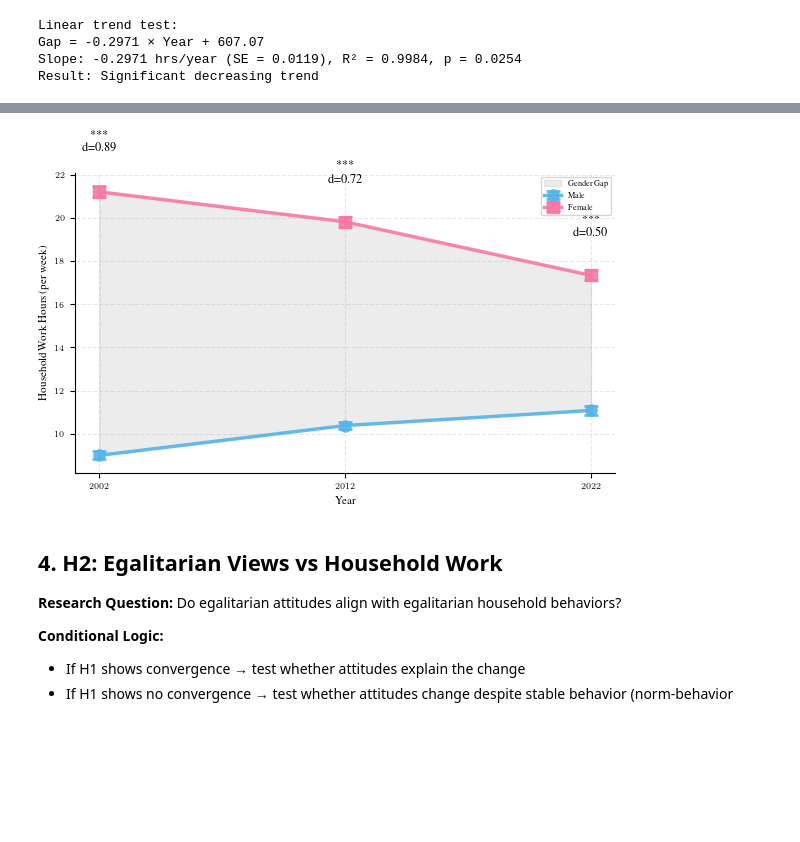
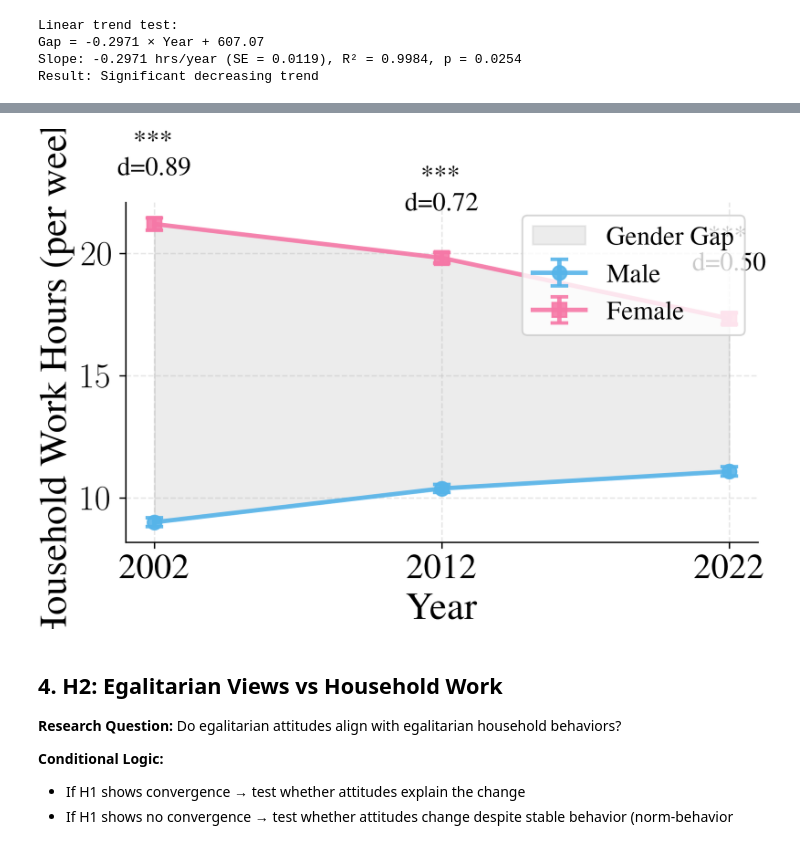
Before and after one commit to ashishpapanai/2025-02-ActionWords, a Jupyter notebook: notebooks/household_analysis.ipynb, the cells around one changed output, grey strips where cells are left out. Drawn from its saved outputs; the diff is of its cells as text; code cells hidden in the pictures; blank space fills up the shorter version.

```diff
--- a/notebooks/household_analysis.ipynb
+++ b/notebooks/household_analysis.ipynb
@@ -27,6 +27,34 @@ COLOR_PALETTE = {
     'Female': '#f678a7',
     'neutral': '#029E73'
 }
+# %%
+# ICML-like matplotlib defaults for one-column figures
+# Sets figure size, fonts, line widths, and savefig options so plots are suitable for two-column papers (one-column width)
+import matplotlib as mpl
+
+mpl.rcParams.update({
+    "figure.figsize": (3.25, 2.2),   # inches: ~1 column width
+    "figure.dpi": 300,
+    "savefig.dpi": 300,
+    "savefig.bbox": "tight",
+    "savefig.pad_inches": 0.01,
+
+    "font.size": 8,                  # base text size
+    "axes.titlesize": 9,
+    "axes.labelsize": 8,
+    "xtick.labelsize": 7,
+    "ytick.labelsize": 7,
+    "legend.fontsize": 7,
+    "legend.title_fontsize": 7,
+
+    "lines.linewidth": 1.0,
+    "axes.linewidth": 0.8,
+})
+
+# Recommended usage when creating figures in this notebook:
+# fig, ax = plt.subplots(constrained_layout=True)  # helps prevent label/caption mismatch
+# ax.legend(frameon=False, ncol=1, handlelength=1.2, borderaxespad=0.2, labelspacing=0.2)
+# Prefer saving as PDF for LaTeX inclusion: fig.savefig("fig.pdf")
 # %%
 data_frames = []
 for year in [2002, 2012, 2022]:
@@ -187,45 +224,47 @@ if USE_TUEPLOTS:
     plt.rcParams.update(bundles.icml2024())
     plt.rcParams.update(figsizes.icml2024_half(nrows=1, ncols=1))
 
-fig, ax = plt.subplots(figsize=(6, 4))
+fig, ax = plt.subplots(figsize=(6, 4.2))
 
 years = h1_df['Year'].values
 male_means = h1_df['Male_Mean'].values
 female_means = h1_df['Female_Mean'].values
 male_ses = h1_df['Male_SE'].values
 female_ses = h1_df['Female_SE'].values
 
 ax.errorbar(years, male_means, yerr=1.96*male_ses,
             marker='o', markersize=8, linewidth=2.5, capsize=5, capthick=2,
             color=COLOR_PALETTE['Male'], label='Male', alpha=0.9)
 
 ax.errorbar(years, female_means, yerr=1.96*female_ses,
             marker='s', markersize=8, linewidth=2.5, capsize=5, capthick=2,
             color=COLOR_PALETTE['Female'], label='Female', alpha=0.9)
 
 ax.fill_between(years, male_means, female_means, alpha=0.15, color='gray', label='Gender Gap')
 
 for idx, row in h1_df.iterrows():
     y_pos = max(row['Female_Mean'] + 1.96*row['Female_SE'], row['Male_Mean'] + 1.96*row['Male_SE']) + 1.5
     sig = '***' if row['P_Value'] < 0.001 else '**' if row['P_Value'] < 0.01 else '*' if row['P_Value'] < 0.05 else 'ns'
     ax.text(row['Year'], y_pos, f"{sig}\nd={row['Cohens_D']:.2f}",
-            ha='center', va='bottom', fontsize=9, fontweight='bold')
+            ha='center', va='bottom', fontsize=15, fontweight='bold')
 
-ax.set_xlabel('Year')
-ax.set_ylabel('Household Work Hours (per week)')
-ax.legend(frameon=True, loc='upper right')
+ax.set_xlabel('Year', fontsize=22)
+ax.set_ylabel('Household Work Hours (per week)', fontsize=22)
+ax.legend(frameon=True, loc='upper right', fontsize=15)
 ax.set_xticks([2002, 2012, 2022])
+ax.set_xticklabels(['2002', '2012', '2022'], fontsize=20)
+ax.tick_params(axis='y', labelsize=20)
 ax.grid(True, alpha=0.3, linestyle='--')
 ax.spines['top'].set_visible(False)
 ax.spines['right'].set_visible(False)
 
 plt.tight_layout()
 os.makedirs('assets/images/statistical', exist_ok=True)
 plt.savefig('assets/images/statistical/h1_convergence_clean.pdf', dpi=300, bbox_inches='tight')
 plt.savefig('assets/images/statistical/h1_convergence_clean.png', dpi=300, bbox_inches='tight')
 plt.show()
 # %% [output]
-[figure, old version]
+[figure, new version]
 # %% [markdown]
 ## 4. H2: Egalitarian Views vs Household Work
 
```
Also changed, not shown: parts of 4 cells of this notebook, 4 other files.
